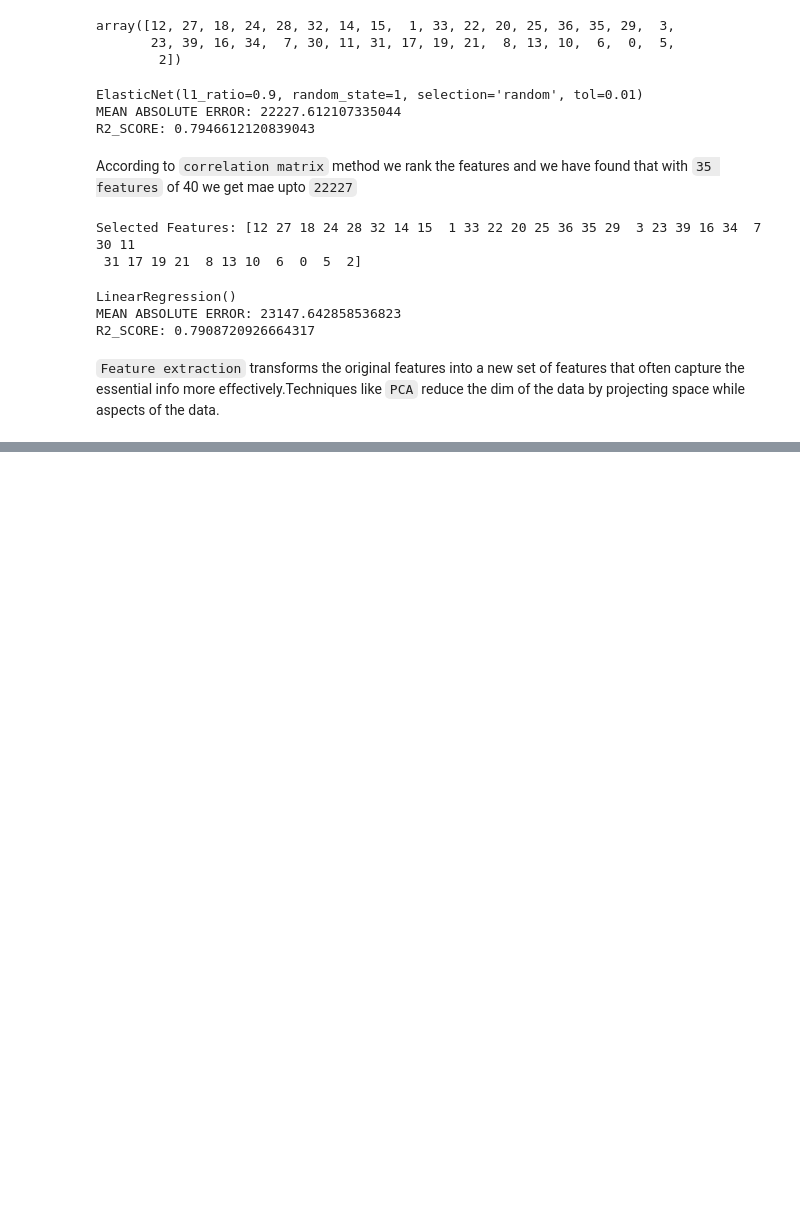
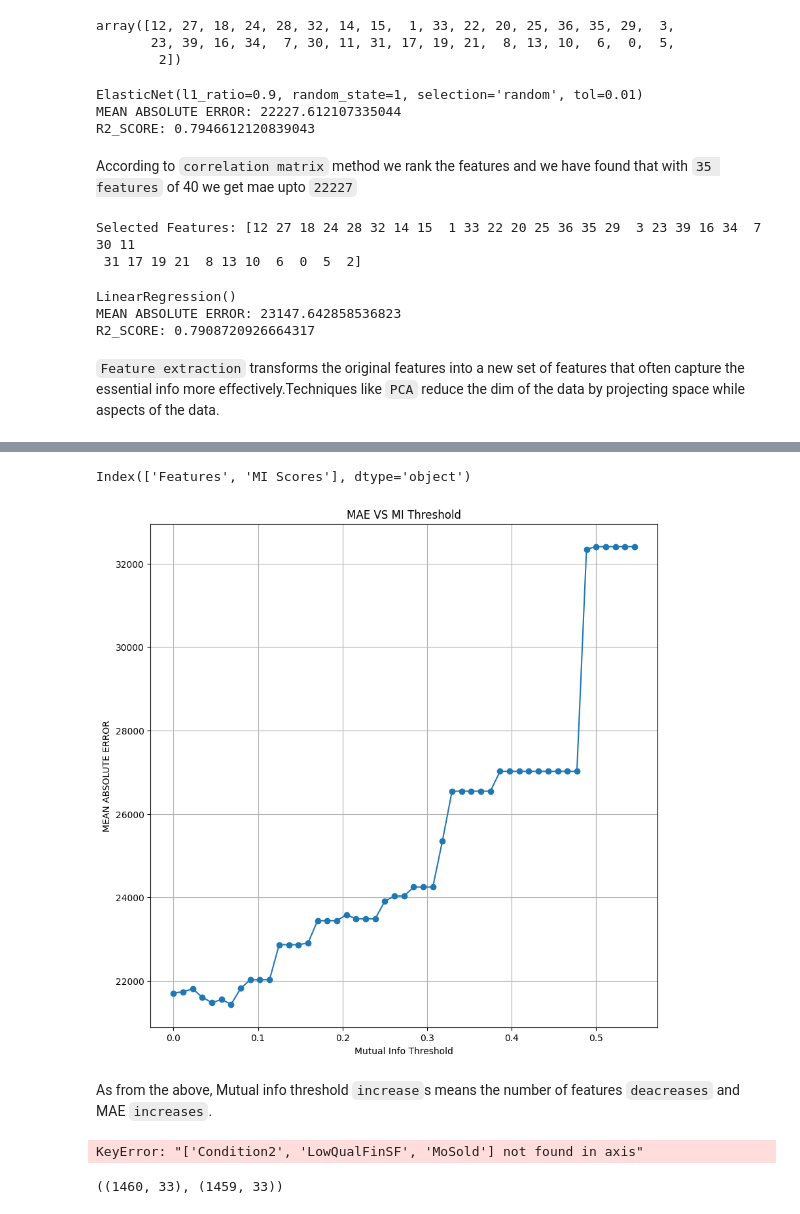
Before and after one commit to varmatilak22/Kaggle, a Jupyter notebook: Advanced_Regression_techniques.ipynb, the cells around one changed output, grey strips where cells are left out. Cells and saved outputs as stored; diff of their text form; code cells hidden in the pictures; blank space fills up the shorter version.

```diff
--- a/Advanced_Regression_techniques.ipynb
+++ b/Advanced_Regression_techniques.ipynb
@@ -656,0 +687,45 @@ R2_SCORE: 0.16914750257985156
+# %%
+mi_scores_data.columns
+# %% [output]
+Index(['Features', 'MI Scores'], dtype='object')
+# %%
+#Inintailse lists to store results
+thresholds=np.linspace(0,max(mi_scores),50) #50 thresholds between 0 and max mi scores
+mae_list=[]
+
+#Interate over thresholds
+for threshold in thresholds:
+    #Select features with MI Scores above the threshold
+    selected_features=mi_scores_data[mi_scores_data['MI Scores']>threshold]['Features']
+    if selected_features.empty:
+        continue
+    X_selected=X[selected_features]
+
+    #Split the data into training and testing sets
+    X_train_select,X_valid_select,y_train_select,y_valid_select=train_test_split(X_selected,y,test_size=0.2,random_state=1)
+
+    #Train the model
+    model_1.fit(X_train_select,y_train_select)
+
+    #Predict and calculate MAE
+    y_pred=model_1.predict(X_valid_select)
+    mae=mean_absolute_error(y_valid_select,y_pred)
+    mae_list.append(mae)
+# %%
+#PLot the MAE against the thresholds
+plt.figure(figsize=(10,10))
+plt.plot(thresholds[:len(mae_list)],mae_list,marker='o')
+plt.xlabel("Mutual Info Threshold")
+plt.ylabel("MEAN ABSOLUTE ERROR")
+plt.title("MAE VS MI Threshold")
+plt.grid(True)
+plt.show()
+# %% [output]
+[figure, added]
+# %% [markdown]
+As from the above, Mutual info threshold `increase`s means the number of features `deacreases` and MAE `increases`.
+# %%
+drop_irrelavant_cols=['Condition2','LowQualFinSF','MoSold']
+X=X.drop(drop_irrelavant_cols,axis=1)
+# %% [output]
+KeyError: "['Condition2', 'LowQualFinSF', 'MoSold'] not found in axis"
@@ -656,0 +737,4 @@ R2_SCORE: 0.16914750257985156
+# %%
+X.shape,test.shape
+# %% [output]
+((1460, 33), (1459, 33))
```
Also changed, not shown: parts of 24 cells of this notebook.
